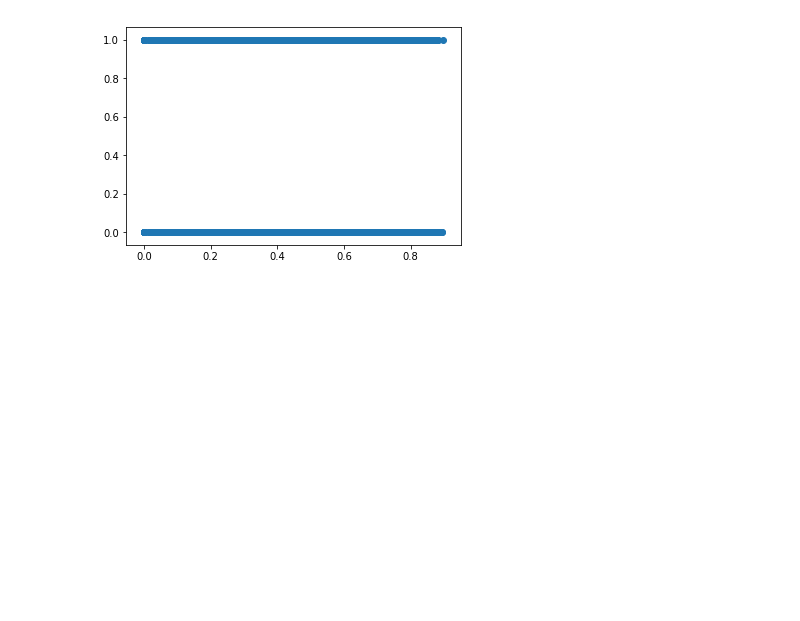
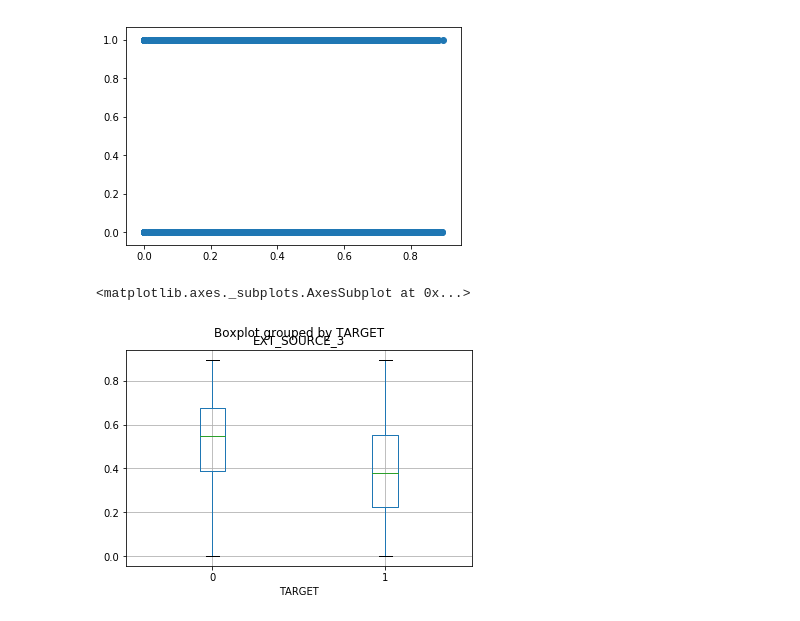
Before and after one commit to danielwu1202/4th-ML100Days, a Jupyter notebook: homework/DAY_015_HW.ipynb, the cells around one changed output. Drawn from its saved outputs; the diff is of its cells as text; code cells hidden in the pictures; blank space fills up the shorter version.

```diff
--- a/homework/DAY_015_HW.ipynb
+++ b/homework/DAY_015_HW.ipynb
@@ -111,3 +111,8 @@ plt.scatter(app_train['EXT_SOURCE_3'] , app_train['TARGET'])
 # %% [output]
 <matplotlib.collections.PathCollection at 0x...>
 [figure]
+# %%
+app_train.boxplot(by='TARGET', column='EXT_SOURCE_3')
+# %% [output]
+<matplotlib.axes._subplots.AxesSubplot at 0x...>
+[figure, added]
```
